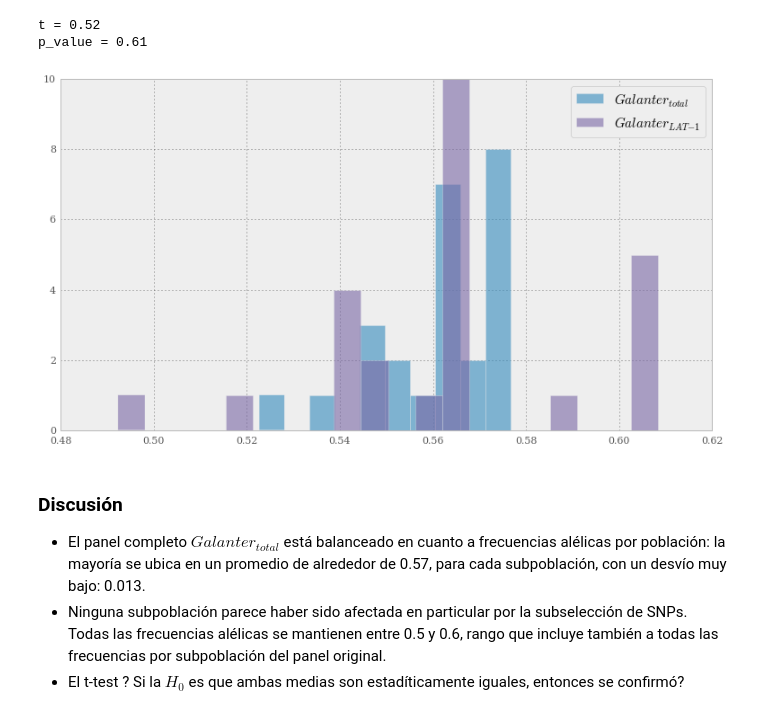
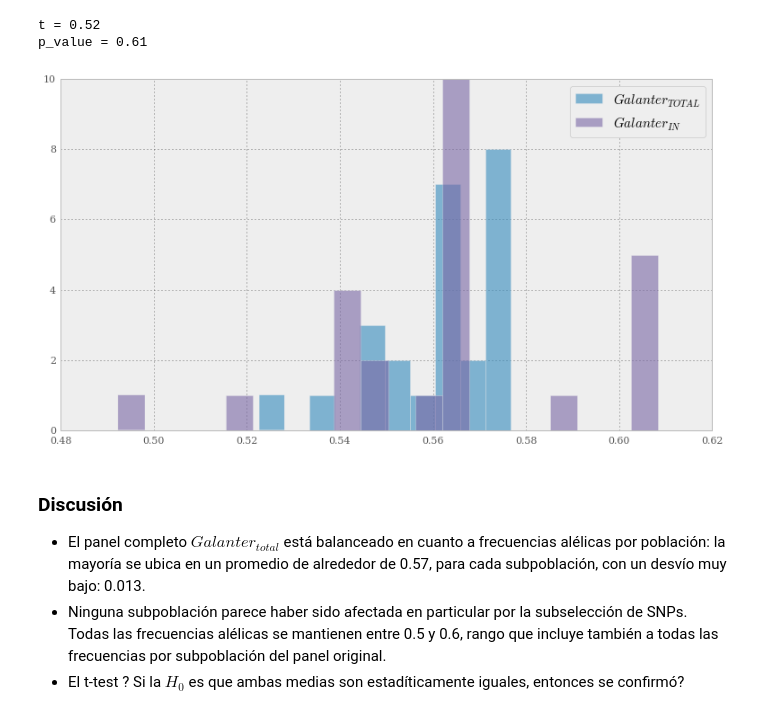
Before and after one commit to jmberros/tesina, a Jupyter notebook: Galanter_AIMs_NEW.ipynb, the cells around one changed output. Saved outputs shown, nothing was run; the diff lists cells and outputs as text; code cells hidden in the pictures.

Commit message:
analyze IN vs OUT populations; renamed to IN and OUT

```diff
--- a/Galanter_AIMs_NEW.ipynb
+++ b/Galanter_AIMs_NEW.ipynb
@@ -245,16 +243,3 @@ def whois(pop_code):
 whois('ACB')
 # %% [output]
 'African Caribbeans in Barbados'
-# %%
-def plot_mean_freqs(df, title=""):
-    df = df.join(frequencies_1000g).iloc[:, 4:].drop(['LSBL(Fst)', 'LSBL(In)'], axis=1)
-    ax = df.mean().plot(kind='bar', color='cornflowerblue', figsize=(18,6), width=0.75)
-    for bar in ax.patches[:3]:
-        bar.set_color('coral')
-    for bar in ax.patches[-6:]:
-        bar.set_color('coral')
-    ax.set_ylim(0,1)
-    ax.set_title(title)
-    ax.axhline(0.5, color='k', linestyle='--')
-    annotate_bars(ax, decimals=2, fontsize=10)
-    plt.show()
@@ -272,0 +246,9 @@ plot_mean_freqs(present, 'Promedio de frecuencias alélicas en $Galanter_{LAT-1}
+# %%
+df = missing.join(frequencies_1000g)
+fields_to_keep = set(samples.population.unique()) | \
+                 set(samples.super_population.unique())
+
+[df.drop(field, axis=1, inplace=True)
+ for field in df if field not in fields_to_keep]
+
+df.head()
@@ -272,0 +263,20 @@ plot_mean_freqs(present, 'Promedio de frecuencias alélicas en $Galanter_{LAT-1}
+# %%
+populations_to_plot = set(samples.population.unique()) | \
+                      set(samples.super_population.unique())
+# %%
+% run analyze_populations_in_galanter.py
+
+dfs = {
+    '$Galanter_{OUT}$': missing,
+    '$Galanter_{IN}$': present,
+    '$Galanter_{TOTAL}$': galanter,
+}
+
+for name, df in dfs.items():
+    ax = plot_mean_freqs(
+        df.join(frequencies_1000g), populations_to_plot,
+        title="Promedio de frecuencias alélicas en {}, por población".format(name),
+    )
+
+    [bar.set_color('coral') for bar in ax.patches[-5:]]
+    plt.show()
@@ -326,11 +340,11 @@ p_value = 0.61
 # %%
 ax = plt.subplot(111)
 ax.hist(galanter_mean_frequencies, 10, alpha=.6)
 ax.hist(missing_mean_frequencies, 20, alpha=.6)
-ax.legend(["$Galanter_{total}$", "$Galanter_{LAT-1}$"])
+ax.legend(["$Galanter_{TOTAL}$", "$Galanter_{IN}$"])
 plt.show()
 # %% [output]
-[figure, old version]
+[figure, new version]
 # %% [markdown]
 ### Discusión
 
```
Also changed, not shown: parts of 11 cells of this notebook, 3 other files.
